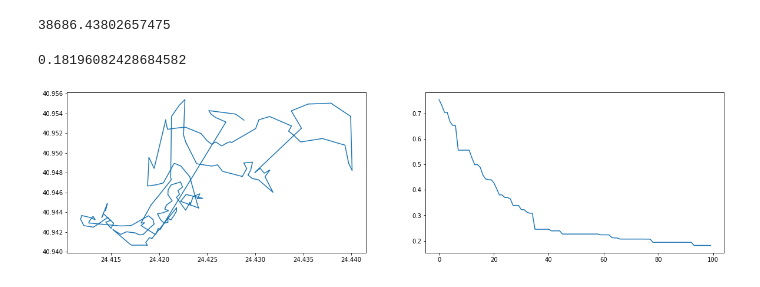
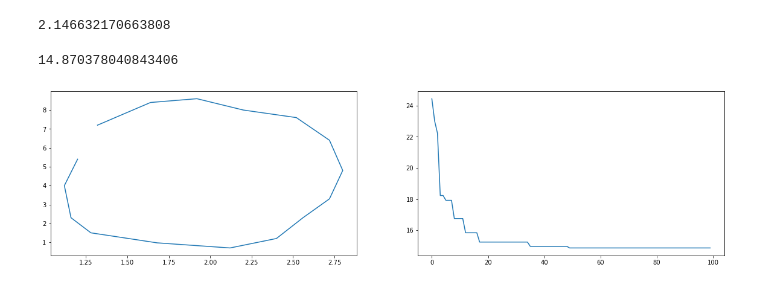
Before and after one commit to DimitrisMitroulis/NN-Projects, a Jupyter notebook: despoina-shortestPath/Map plotter-improved.ipynb, the cells around one changed output. Cells and saved outputs as stored; diff of their text form; code cells hidden in the pictures.

```diff
--- a/despoina-shortestPath/Map plotter-improved.ipynb
+++ b/despoina-shortestPath/Map plotter-improved.ipynb
@@ -207,25 +152,66 @@ def aco(points, alpha, beta, evapo_coef, colony_size, num_iter):
+# %%
+def aco(points, alpha, beta, evapo_coef, colony_size, num_iter):
+    # Compute (once) the distance matrices
+    dist_mat = distance_matrix(points)
+    inv_dist_mat = inverse_distance_matrix(points)
+
+    n_locations = points.shape[0]  # Total number of points
+    ants = [Ant(n_locations) for _ in range(colony_size)]  # Ant colony
+
+    # Determine initial pheromone value
+    phero_init = (inv_dist_mat.mean())**(beta / alpha)
+    g_phero_graph = np.full((n_locations, n_locations), phero_init)  # Pheromone matrix (arbitrary initialization)
+
+    # Determine scaling coefficient "Q"
+    [ant.ant_trip(g_phero_graph, dist_mat, inv_dist_mat, alpha, beta, Q=1) for ant in ants]
+    best_ant_idx = np.argmin([ant.tour_cost for ant in ants])
+    Q = ants[best_ant_idx].tour_cost * phero_init / (0.1 * colony_size)
+    print(Q)
+
+    best_path_length = ants[best_ant_idx].tour_cost
+    best_path = ants[best_ant_idx].places_visited
+
+    monitor_costs = []
+
+    for _ in tqdm(range(num_iter)):
+        [ant.ant_trip(g_phero_graph, dist_mat, inv_dist_mat, alpha, beta, Q) for ant in ants]
+        g_phero_graph = update_pheromones(g_phero_graph, ants, evapo_coef)
+
+        iteration_winner_idx = np.argmin([ant.tour_cost for ant in ants])
+        best_path_iteration = ants[iteration_winner_idx].places_visited
+
+        if best_path_length > ants[iteration_winner_idx].tour_cost:
+            best_ant_idx = iteration_winner_idx
+            best_path = best_path_iteration
+            best_path_length = ants[iteration_winner_idx].tour_cost
+
+        monitor_costs.append(best_path_length)
+
+        [ant.ant_flush() for ant in ants]
+
+    return best_path, monitor_costs
 # %%
 #3.5 times faster
-best_path, monitor_costs = aco(points = arr,
+best_path, monitor_costs = aco(points = points,
                                alpha = 1,
                                beta = 1,
                                evapo_coef = 0.05,
                                colony_size = 50,
                                num_iter = 100)
 
 
 print (monitor_costs[-1])
 print('')
 
 plt.figure(figsize=(20,5));
 plt.subplot(1,2,1);
 plt.plot(arr[best_path,0],
          arr[best_path,1]);
 
 
 plt.subplot(1,2,2);
 plt.plot(np.arange(len(monitor_costs)),monitor_costs);
 # %% [output]
-38686.43802657475
+2.146632170663808
-0.18196082428684582
+14.870378040843406
-[figure, old version]
+[figure, new version]
```
Also changed, not shown: parts of 5 cells of this notebook.
